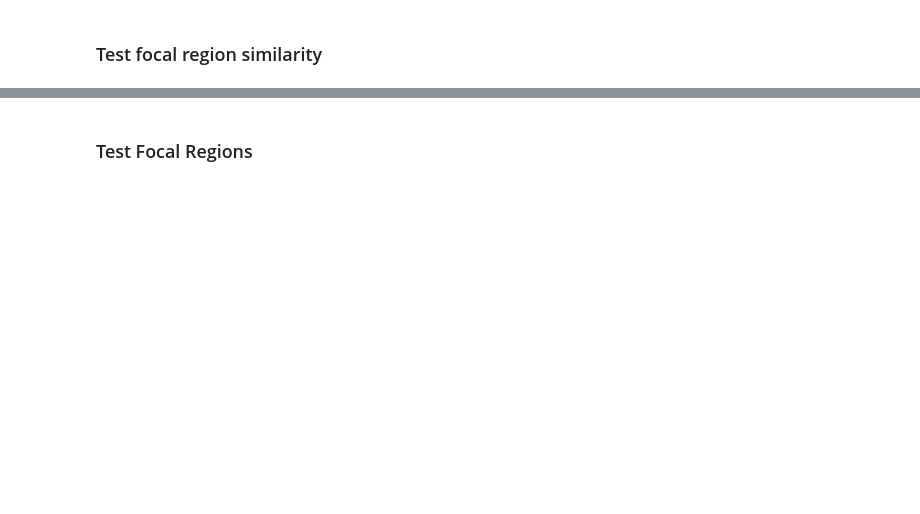
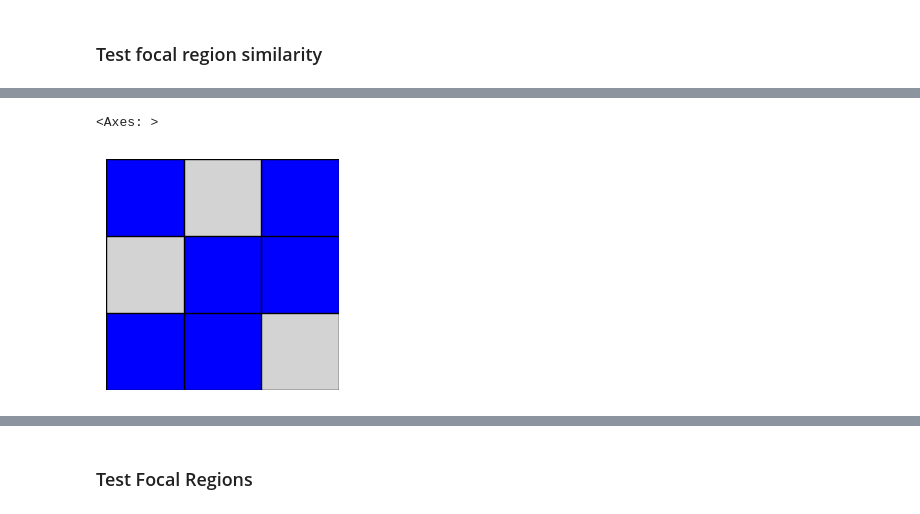
Before and after one commit to EAndrade-Lotero/Cognitive_Models_El_Farol_Bar_Problem, a Jupyter notebook: Notebooks/test_cognitive_schemata.ipynb, the cells around one changed output, grey strips where cells are left out. Cells and saved outputs as stored; diff of their text form; code cells hidden in the pictures; blank space fills up the shorter version.

```diff
--- a/Notebooks/test_cognitive_schemata.ipynb
+++ b/Notebooks/test_cognitive_schemata.ipynb
@@ -28,3 +36,10 @@ FocalRegion.draw_region(history, file=file_name)
+# %%
+region = np.array([[1, 1, 0], [1, 0, 1], [0, 1, 1]])
+region = FocalRegion.cycle_region(region, 1)
+FocalRegion.draw_region(region)
+# %% [output]
+<Axes: >
+[figure, added]
 # %%
 region = np.array([[1, 1, 0], [1, 0, 1], [0, 1, 1]])
 fra = FocalRegion(region, "alternation")
```
Also changed, not shown: parts of 13 cells of this notebook, 6 other files.
